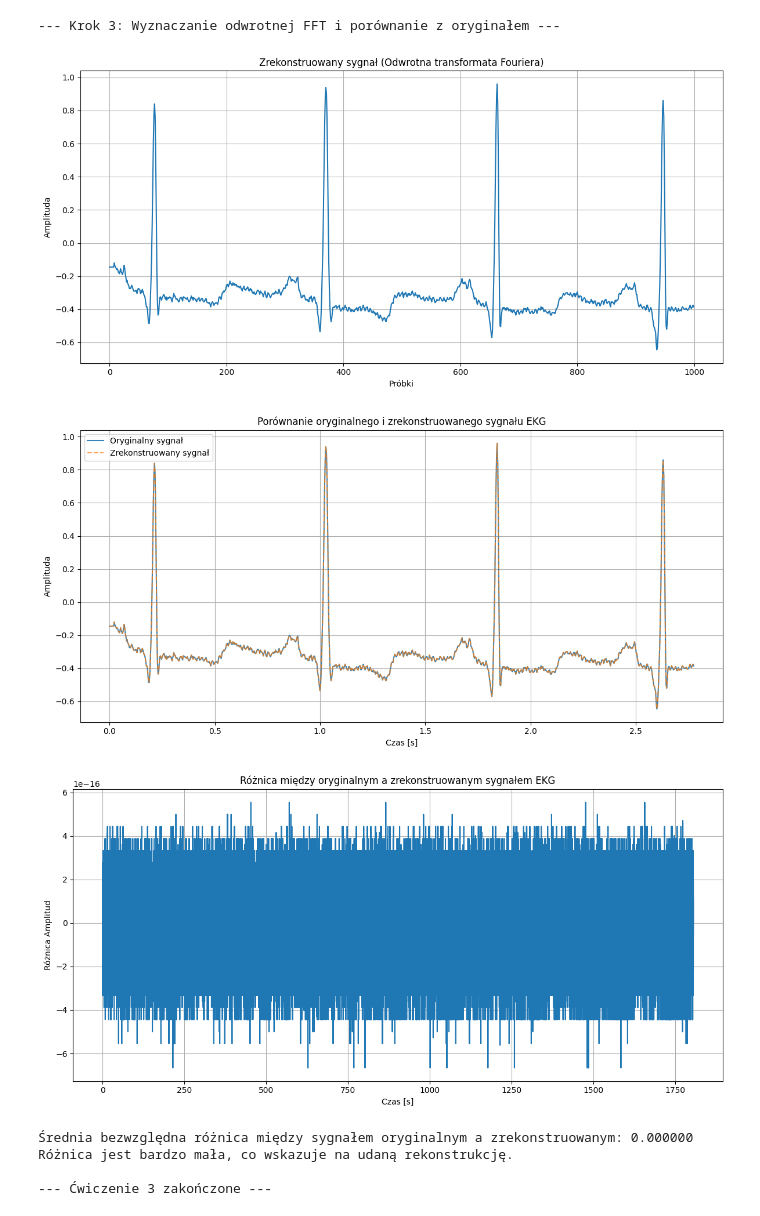
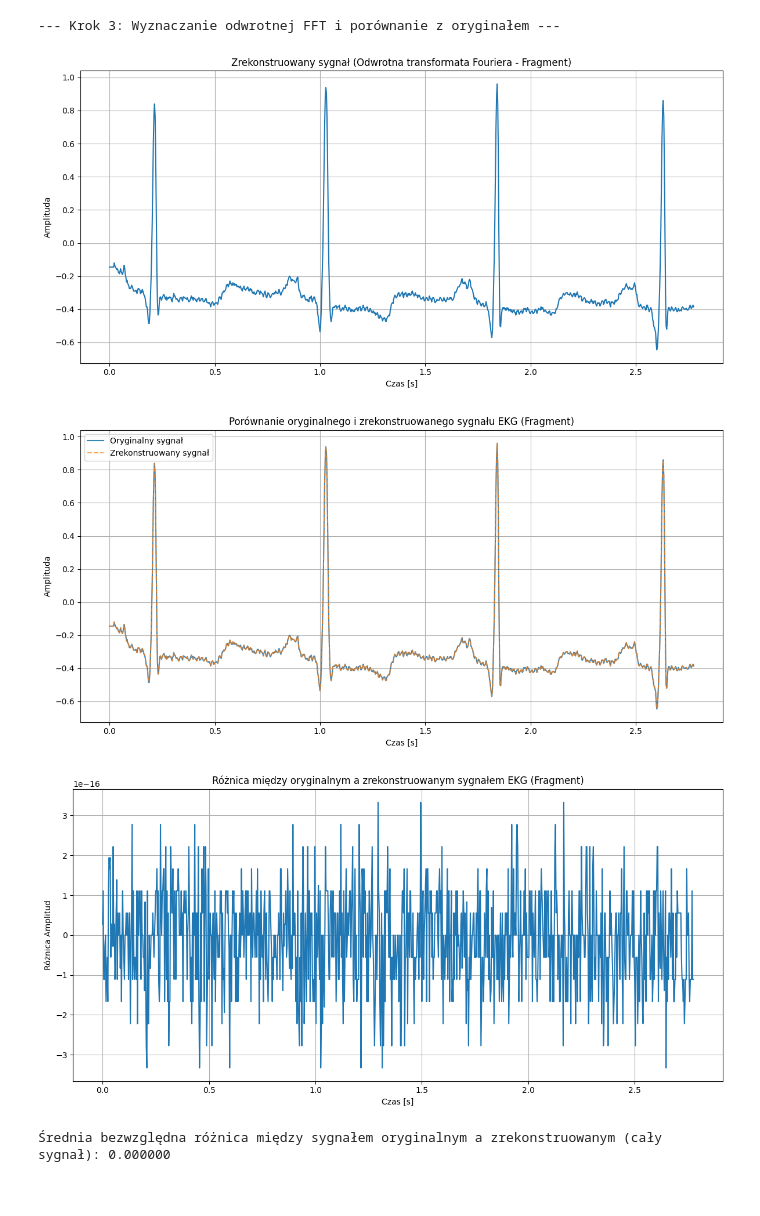
Before and after one commit to WojciechKosierkiewicz/LabyCpsio, a Jupyter notebook: lab0/zadanie3.ipynb, the cells around one changed output. Cells and saved outputs as stored; diff of their text form; code cells hidden in the pictures.

```diff
--- a/lab0/zadanie3.ipynb
+++ b/lab0/zadanie3.ipynb
@@ -2,14 +2,14 @@
 import numpy as np
 import matplotlib.pyplot as plt
 
-# --- Function to load the EKG signal ---
+
 def load_ekg_signal(file_name="ekg100.txt"):
     """
     Wczytuje sygnał EKG z pliku.
     Dla ekg100.txt zakłada się częstotliwość próbkowania 360 Hz.
     """
     try:
-        # Assuming the file is in a 'sygnaly-testowe' directory
+
         data = np.loadtxt(f'sygnaly-testowe/{file_name}')
     except FileNotFoundError:
         print(f"Błąd: Plik '{file_name}' nie znaleziono w folderze 'sygnaly-testowe/'.")
@@ -17,18 +17,15 @@ def load_ekg_signal(file_name="ekg100.txt"):
         return None, None, None
 
     signal = data
-    # As specified in previous exercises, ekg100.txt has fs = 360 Hz
+
     sampling_rate = 360
     time = np.linspace(0, len(signal) / sampling_rate, len(signal), endpoint=False)
 
     print(f"Pomyślnie wczytano sygnał '{file_name}'.")
-    print(f"Liczba próbek: {len(signal)}")
-    print(f"Czas trwania sygnału: {time[-1]:.2f} s")
-    print(f"Częstotliwość próbkowania (fs): {sampling_rate} Hz")
 
     return time, signal, sampling_rate
 
-# --- Function to compute and plot DFT (Amplitude Spectrum) ---
+
 def compute_and_plot_fft(signal, sampling_rate, title="Widmo amplitudowe sygnału EKG"):
     """
     Wyznacza dyskretną transformatę Fouriera sygnału i przedstawia
@@ -53,7 +50,6 @@ def compute_and_plot_fft(signal, sampling_rate, title="Widmo amplitudowe sygnał
     plt.tight_layout()
     plt.show()
 
-# --- Function to compute and plot IFFT, and compare with original ---
 def compute_ifft_and_compare(original_time, original_signal, fft_values, plot_samples_limit=1000):
     """
     Wyznacza odwrotną dyskretną transformatę Fouriera i porównuje
@@ -61,10 +57,9 @@ def compute_ifft_and_compare(original_time, original_signal, fft_values, plot_sa
     """
     reconstructed_signal = np.fft.ifft(fft_values).real
 
-    # Determine the number of samples to plot
+
     plot_len = min(len(original_signal), plot_samples_limit)
 
-    # --- Plotting Reconstructed Signal Fragment ---
     plt.figure(figsize=(12, 6))
     plt.plot(original_time[:plot_len], reconstructed_signal[:plot_len])
     plt.title("Zrekonstruowany sygnał (Odwrotna transformata Fouriera - Fragment)")
@@ -74,7 +69,6 @@ def compute_ifft_and_compare(original_time, original_signal, fft_values, plot_sa
     plt.tight_layout()
     plt.show()
 
-    # --- Comparison Plot: Original vs. Reconstructed Fragment ---
     plt.figure(figsize=(12, 6))
     plt.plot(original_time[:plot_len], original_signal[:plot_len], label="Oryginalny sygnał", alpha=0.9)
     plt.plot(original_time[:plot_len], reconstructed_signal[:plot_len], label="Zrekonstruowany sygnał", linestyle="dashed", alpha=0.7)
@@ -86,7 +80,7 @@ def compute_ifft_and_compare(original_time, original_signal, fft_values, plot_sa
     plt.tight_layout()
     plt.show()
 
-    # --- Plotting the difference fragment ---
+
     difference_signal = original_signal - reconstructed_signal
     plt.figure(figsize=(12, 6))
     plt.plot(original_time[:plot_len], difference_signal[:plot_len])
@@ -97,28 +91,24 @@ def compute_ifft_and_compare(original_time, original_signal, fft_values, plot_sa
     plt.tight_layout()
     plt.show()
 
-    # Calculate and print statistical difference (e.g., Mean Absolute Error) for the whole signal
+
     mae = np.mean(np.abs(difference_signal))
     print(f"\nŚrednia bezwzględna różnica między sygnałem oryginalnym a zrekonstruowanym (cały sygnał): {mae:.6f}")
-    if mae < 1e-9:
-        print("Różnica jest bardzo mała, co wskazuje na udaną rekonstrukcję.")
-    else:
-        print("Istnieje pewna różnica, co może wynikać z błędów numerycznych lub zaokrągleń.")
 
 
-# --- Main execution for Exercise 3 ---
+
 if __name__ == "__main__":
     file_name = "ekg100.txt"
-    plot_limit = 1000 # Define the number of samples for fragments
+    plot_limit = 1000
 
-    # Krok 1: Wczytać sygnał ecg100.txt i ocenić go wizualnie na wykresie
+
     print("--- Krok 1: Wczytywanie i wizualizacja sygnału EKG ---")
     time_ekg, signal_ekg, fs_ekg = load_ekg_signal(file_name)
 
     if signal_ekg is None:
         print("Nie można kontynuować ćwiczenia bez wczytanego sygnału.")
     else:
-        # Initial plot of a fragment of the original signal
+
         plt.figure(figsize=(14, 7))
         plt.plot(time_ekg[:plot_limit], signal_ekg[:plot_limit])
         plt.title(f"Wizualizacja sygnału EKG: {file_name} (Fragment)")
@@ -128,16 +118,12 @@ if __name__ == "__main__":
         plt.tight_layout()
         plt.show()
 
-        # Krok 2: Wyznaczyć jego dyskretną transformatę Fouriera i przedstawić widmo amplitudowe
         print("\n--- Krok 2: Wyznaczanie i wizualizacja widma amplitudowego ---")
         fft_values_ekg = np.fft.fft(signal_ekg)
         compute_and_plot_fft(signal_ekg, fs_ekg, title=f"Widmo amplitudowe sygnału EKG ({file_name})")
 
-        # Krok 3: Wyznaczyć odwrotną transformatę Fouriera i porównać z pierwotnym sygnałem
         print("\n--- Krok 3: Wyznaczanie odwrotnej FFT i porównanie z oryginałem ---")
         compute_ifft_and_compare(time_ekg, signal_ekg, fft_values_ekg, plot_samples_limit=plot_limit)
-
-    print("\n--- Ćwiczenie 3 zakończone ---")
 # %% [output]
 --- Krok 1: Wczytywanie i wizualizacja sygnału EKG ---
 Pomyślnie wczytano sygnał 'ekg100.txt'.
@@ -148,10 +131,7 @@ Częstotliwość próbkowania (fs): 360 Hz
 --- Krok 2: Wyznaczanie i wizualizacja widma amplitudowego ---
 [figure]
 --- Krok 3: Wyznaczanie odwrotnej FFT i porównanie z oryginałem ---
-[figure, old version]
+[figure, new version]
-[figure, old version]
+[figure, new version]
-[figure, old version]
+[figure, new version]
-Średnia bezwzględna różnica między sygnałem oryginalnym a zrekonstruowanym: 0.000000
-Różnica jest bardzo mała, co wskazuje na udaną rekonstrukcję.
-
---- Ćwiczenie 3 zakończone ---
+Średnia bezwzględna różnica między sygnałem oryginalnym a zrekonstruowanym (cały sygnał): 0.000000
```
Also changed, not shown: parts of 2 cells of this notebook, 7 other files.
